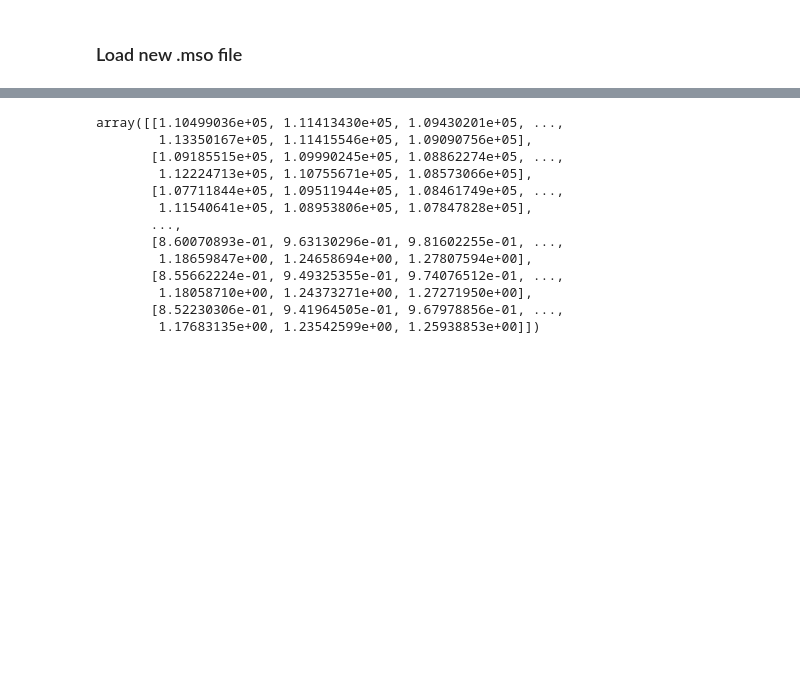
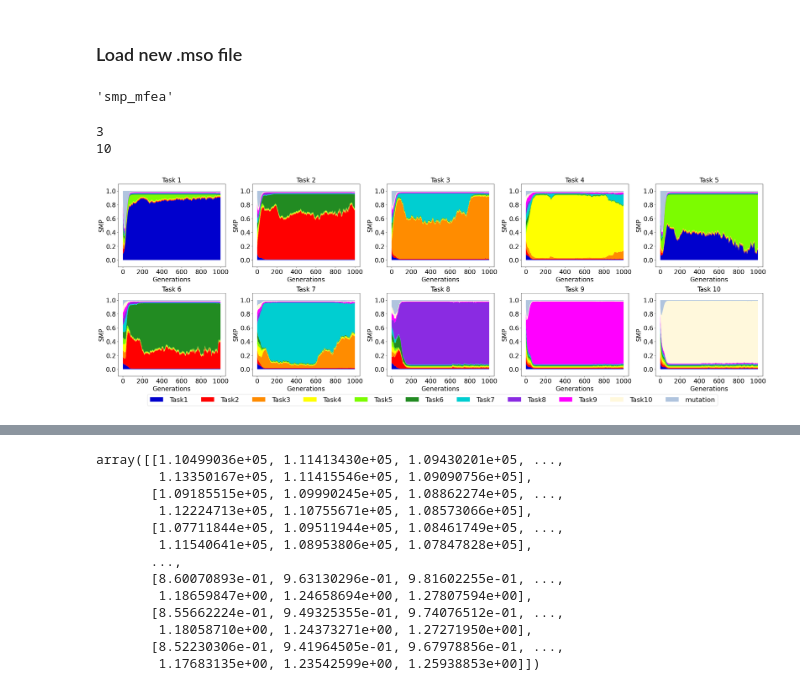
Before and after one commit to KM-MSO/MFEA-v3.0, a Jupyter notebook: convert_mso2dict.ipynb, the cells around one changed output, grey strips where cells are left out. Saved outputs shown, nothing was run; the diff lists cells and outputs as text; code cells hidden in the pictures; blank space fills up the shorter version.

Commit message:
load/save version 2

```diff
--- a/convert_mso2dict.ipynb
+++ b/convert_mso2dict.ipynb
@@ -19,8 +25,15 @@ primary_type= [int,np.int32,np.uint8, float, np.float32, np.float64, np.ndarray,
+# %%
+
+def classname_to_class(classname):
+    return getattr(sys.modules[__name__], classname)
+
+def module_class_str_to_class(module, classname):
+    return getattr(sys.modules[__name__].__dict__[module], classname)
 # %% [markdown]
 ## Convert
 # %% [markdown]
 ### Convert .mso file
 # %%
-# model = loadModel("C:/Users/Admin/Downloads/RESULT/Covert_ONLY_HISTORY/CEC17/COMPARE_KL_SBX_S-MFEA/SBX/S-MFEA_CEC17_PYTHON.mso", ls_tasks= CEC17_benchmark.get_10tasks_benchmark()[0])
-model = loadModel("C:/Users/Admin/Downloads/RESULT/Covert_ONLY_HISTORY/GECCO/COMPARE_KL_GECCO_S-MFEA/S-MFEA_KL/1.mso", ls_tasks= WCCI22_benchmark.get_50tasks_benchmark(2)[0])
+model = loadModel("C:/Users/Admin/Downloads/RESULT/Covert_ONLY_HISTORY/CEC17/COMPARE_KL_SBX_S-MFEA/SBX/S-MFEA_CEC17_PYTHON.mso", ls_tasks= CEC17_benchmark.get_10tasks_benchmark()[0], set_attribute= True)
+# model = loadModel("C:/Users/Admin/Downloads/RESULT/Covert_ONLY_HISTORY/GECCO/COMPARE_KL_GECCO_S-MFEA/S-MFEA_KL/1.mso", ls_tasks= WCCI22_benchmark.get_50tasks_benchmark(2)[0], set_attribute= True)
 # %%
@@ -113,5 +135,5 @@ model
 # %%
-new_model = process_object(model, dict())
+new_model = process_save_object(model, dict())
 import pickle
 with open("new_model.mso", 'wb') as file:
     pickle.dump(new_model, file)
@@ -134,4 +157,9 @@ with open("./new_model.mso", 'rb') as file:
     model_dict = pickle.load(file)
 
 # print(type(a))
+# %%
+a= 'SMP_MFEA'
+a.lower()
+# %% [output]
+'smp_mfea'
 # %%
@@ -207 +320,20 @@ def restore_object(diction):
     return new_model
+# %%
+restore_model = restore_object(model_dict)
+# %%
+restore_model.render_smp(shape=(2,5), title= "", grid= False, label_loc= "lower center",
+    title_size= 20,
+    label_size_x= 20,
+    label_size_y= 20,
+    x_tick_size= 20,
+    y_tick_size= 20,
+    handletextpad= 1,
+    # borderaxespad=0.8,
+    bbox_to_anchor=(0.5,-0.06),
+    legend_size= 21,
+    ncol = 11,
+)
+# %% [output]
+3
+10
+[figure, added]
```
Also changed, not shown: parts of 26 cells of this notebook, 10 other files.
